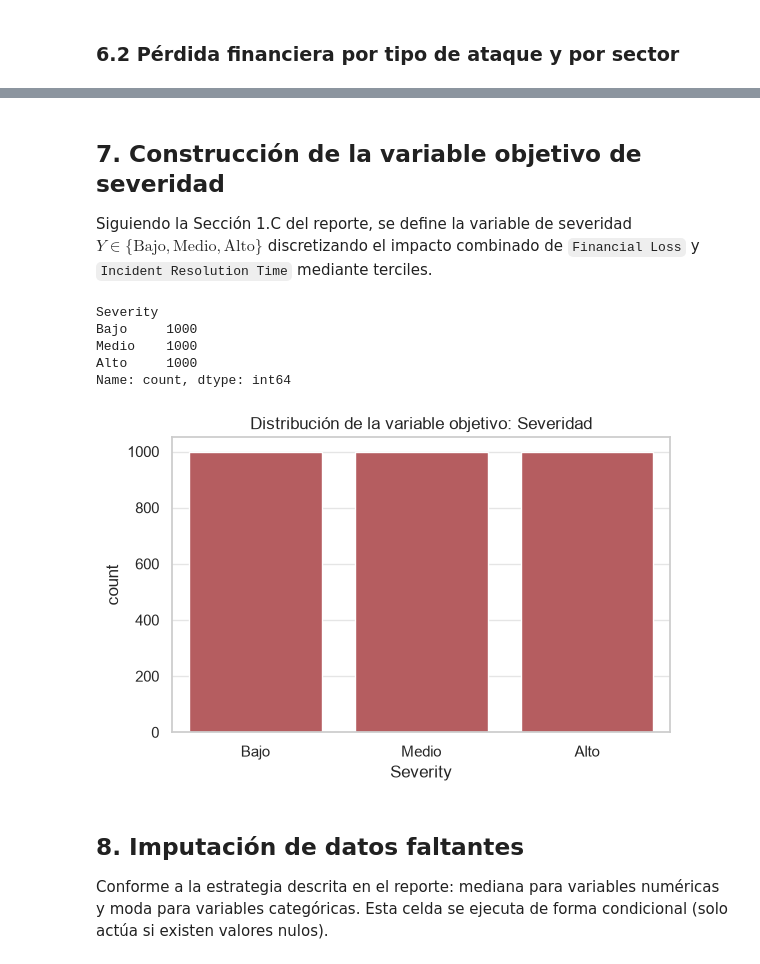
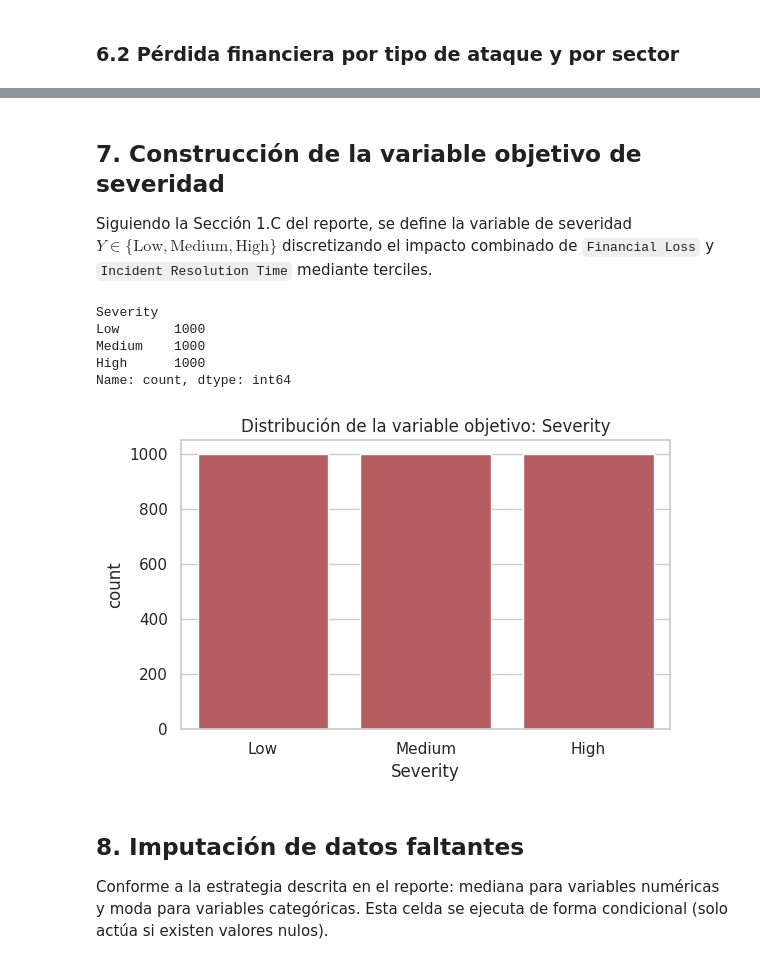
Before and after one commit to acenerumination/MLProject_Cybersecurity_Threat_Severity_and_Impact_Classification, a Jupyter notebook: EDA_Cybersecurity_Threats.ipynb, the cells around one changed output, grey strips where cells are left out. Saved outputs shown, nothing was run; the diff lists cells and outputs as text; code cells hidden in the pictures.

```diff
--- a/EDA_Cybersecurity_Threats.ipynb
+++ b/EDA_Cybersecurity_Threats.ipynb
@@ -308,34 +308,34 @@ plt.show()
 ## 7. Construcción de la variable objetivo de severidad
 
 Siguiendo la Sección 1.C del reporte, se define la variable de severidad
-$Y \in \{\text{Bajo}, \text{Medio}, \text{Alto}\}$ discretizando el impacto
+$Y \in \{\text{Low}, \text{Medium}, \text{High}\}$ discretizando el impacto
 combinado de `Financial Loss` y `Incident Resolution Time` mediante terciles.
 # %%
 # Índice de impacto combinado (promedio de los rangos percentiles de ambas variables)
 df["_rank_loss"] = df["Financial Loss (in Million $)"].rank(pct=True)
 df["_rank_time"] = df["Incident Resolution Time (in Hours)"].rank(pct=True)
 df["Impact_Score"] = (df["_rank_loss"] + df["_rank_time"]) / 2
 
 df["Severity"] = pd.qcut(
-    df["Impact_Score"], q=3, labels=["Bajo", "Medio", "Alto"]
+    df["Impact_Score"], q=3, labels=["Low", "Medium", "High"]
 )
 
 df.drop(columns=["_rank_loss", "_rank_time"], inplace=True)
 
 print(df["Severity"].value_counts())
 
 fig, ax = plt.subplots(figsize=(6, 4))
-sns.countplot(x="Severity", data=df, order=["Bajo", "Medio", "Alto"], color="#C44E52", ax=ax)
-ax.set_title("Distribución de la variable objetivo: Severidad")
+sns.countplot(x="Severity", data=df, order=["Low", "Medium", "High"], color="#C44E52", ax=ax)
+ax.set_title("Distribución de la variable objetivo: Severity")
 plt.tight_layout()
 plt.show()
 # %% [output]
 Severity
-Bajo     1000
-Medio    1000
-Alto     1000
+Low       1000
+Medium    1000
+High      1000
 Name: count, dtype: int64
-[figure, old version]
+[figure, new version]
 # %% [markdown]
 ## 8. Imputación de datos faltantes
 
```
Also changed, not shown: parts of 13 cells of this notebook.
